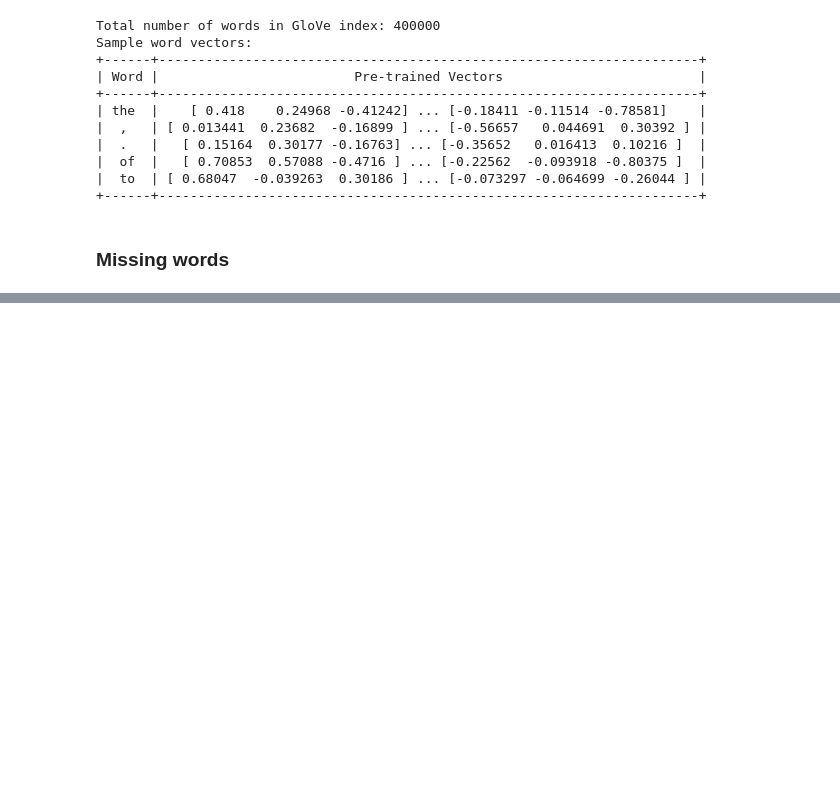
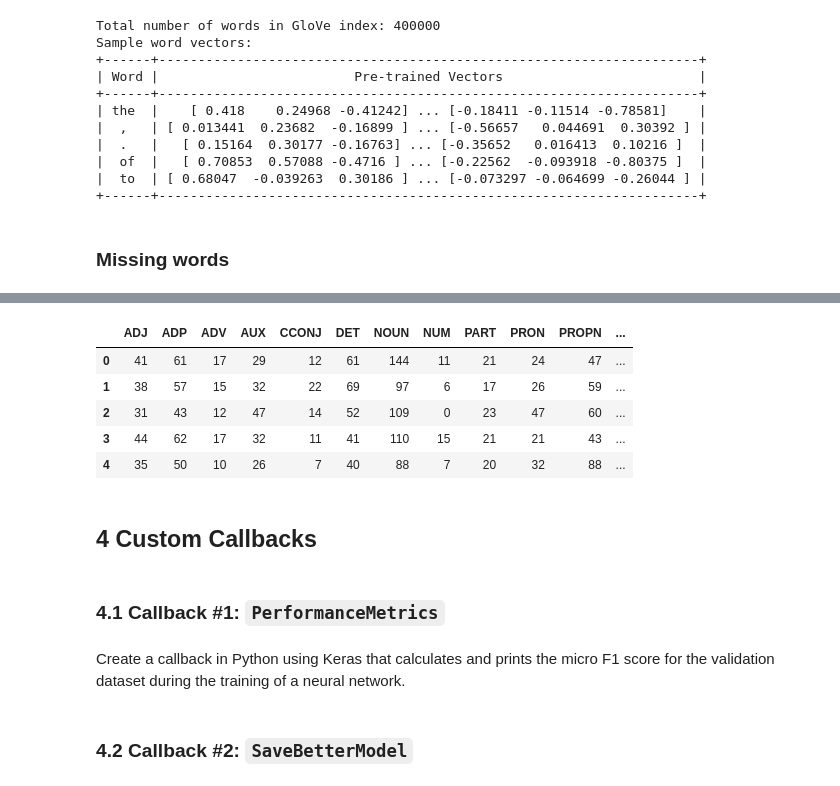
Before and after one commit to diaconumadalina/BBC-Text-classification, a Jupyter notebook: bbc-text-classification-2-modeling.ipynb, the cells around one changed output, grey strips where cells are left out. Cells and saved outputs as stored; diff of their text form; code cells hidden in the pictures; blank space fills up the shorter version.

Commit message:
Kaggle Notebook | BBC Text classification - 2. Modeling | Version 4

```diff
--- a/bbc-text-classification-2-modeling.ipynb
+++ b/bbc-text-classification-2-modeling.ipynb
@@ -331,0 +455,15 @@ print(f"{misc} i.e., {misp}% words in our vocabulary do not have GloVe vectors."
+# %%
+docs.iloc[:, 3:18].astype("int32").head()
+# %% [output]
+|  | ADJ | ADP | ADV | AUX | CCONJ | DET | NOUN | NUM | PART | PRON | PROPN | ... |
+| 0 | 41 | 61 | 17 | 29 | 12 | 61 | 144 | 11 | 21 | 24 | 47 | ... |
+| 1 | 38 | 57 | 15 | 32 | 22 | 69 | 97 | 6 | 17 | 26 | 59 | ... |
+| 2 | 31 | 43 | 12 | 47 | 14 | 52 | 109 | 0 | 23 | 47 | 60 | ... |
+| 3 | 44 | 62 | 17 | 32 | 11 | 41 | 110 | 15 | 21 | 21 | 43 | ... |
+| 4 | 35 | 50 | 10 | 26 | 7 | 40 | 88 | 7 | 20 | 32 | 88 | ... |
+# %% [markdown]
+## 4 Custom Callbacks
+# %% [markdown]
+### 4.1 Callback #1: `PerformanceMetrics`
+# %% [markdown]
+Create a callback in Python using Keras that calculates and prints the micro F1 score for the validation dataset during the training of a neural network.
@@ -331,0 +501,2 @@ print(f"{misc} i.e., {misp}% words in our vocabulary do not have GloVe vectors."
+# %% [markdown]
+### 4.2 Callback #2: `SaveBetterModel`
```
Also changed, not shown: parts of 30 cells of this notebook.
